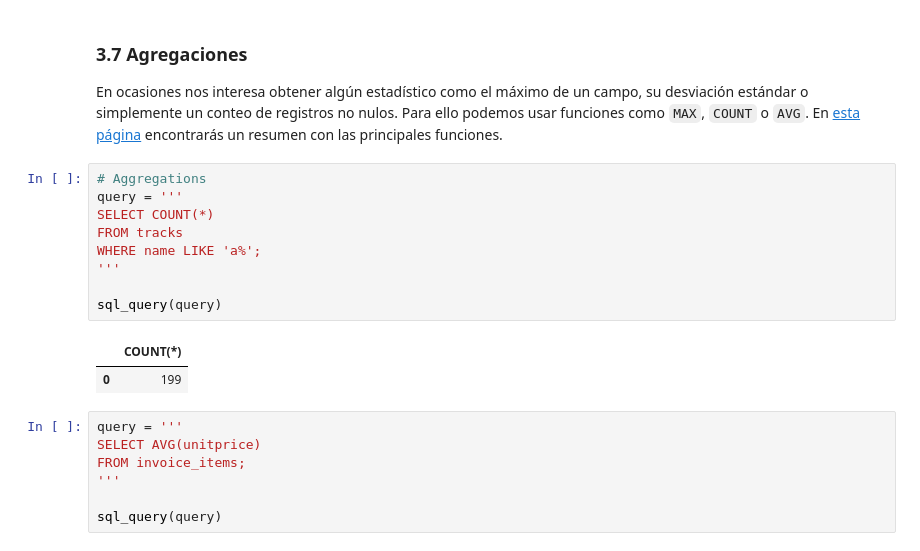
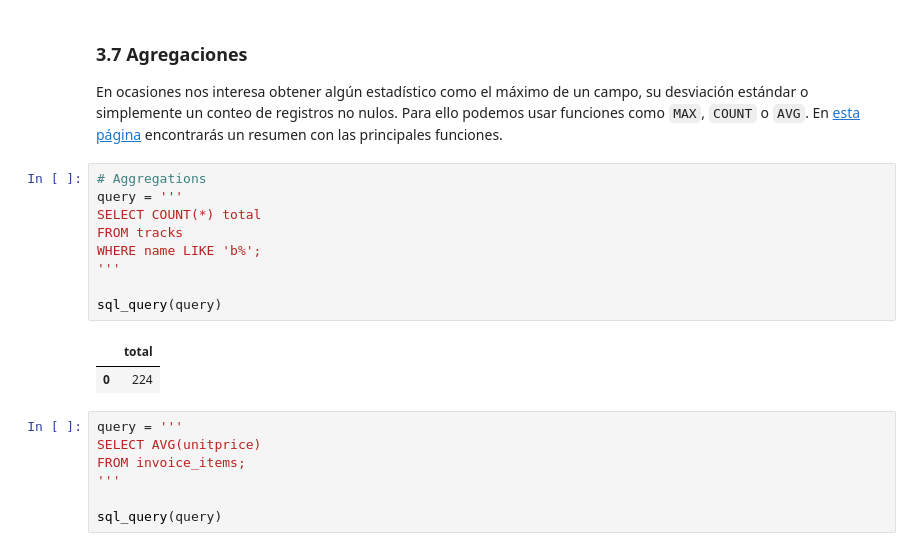
Before and after one commit to CarlosRodriguezRuiz/0926_ds_sql_thebridge, a Jupyter notebook: Teoria/SQL_Python/Clase_SQL_Python.ipynb, the cells around one changed output. Drawn from its saved outputs; the diff is of its cells as text.

```diff
--- a/Teoria/SQL_Python/Clase_SQL_Python.ipynb
+++ b/Teoria/SQL_Python/Clase_SQL_Python.ipynb
@@ -321,15 +299,15 @@ En ocasiones nos interesa obtener algún estadístico como el máximo de un camp
 # %%
 # Aggregations
 query = '''
-SELECT COUNT(*)
+SELECT COUNT(*) total
 FROM tracks
-WHERE name LIKE 'a%';
+WHERE name LIKE 'b%';
 '''
 
 sql_query(query)
 # %% [output]
-|  | COUNT(*) |
-| 0 | 199 |
+|  | total |
+| 0 | 224 |
 # %%
 query = '''
 SELECT AVG(unitprice)
```
Also changed, not shown: parts of 2 cells of this notebook, 38 other files.
